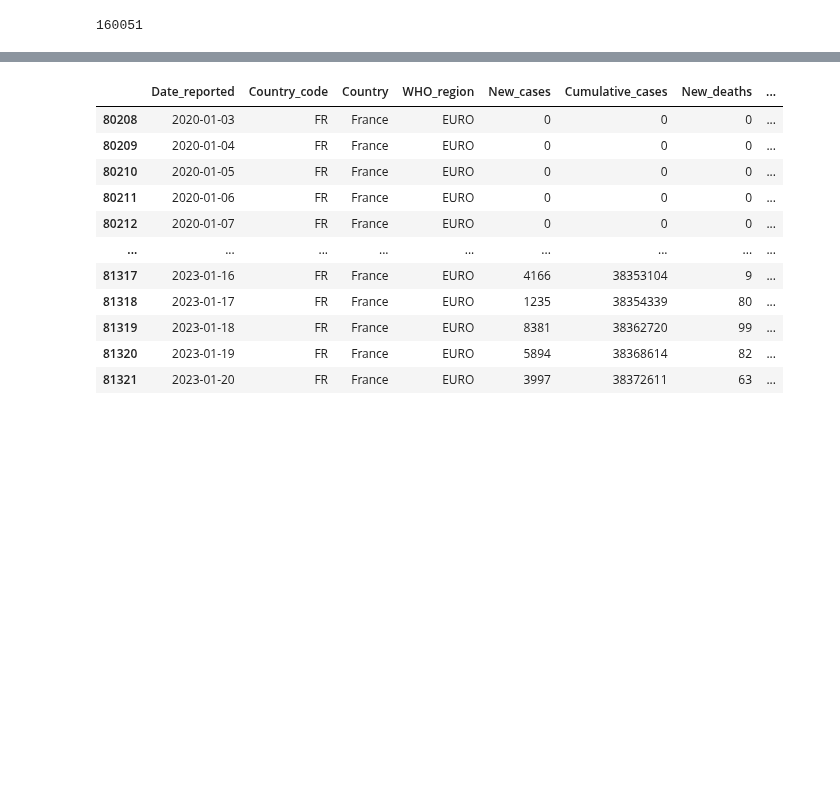
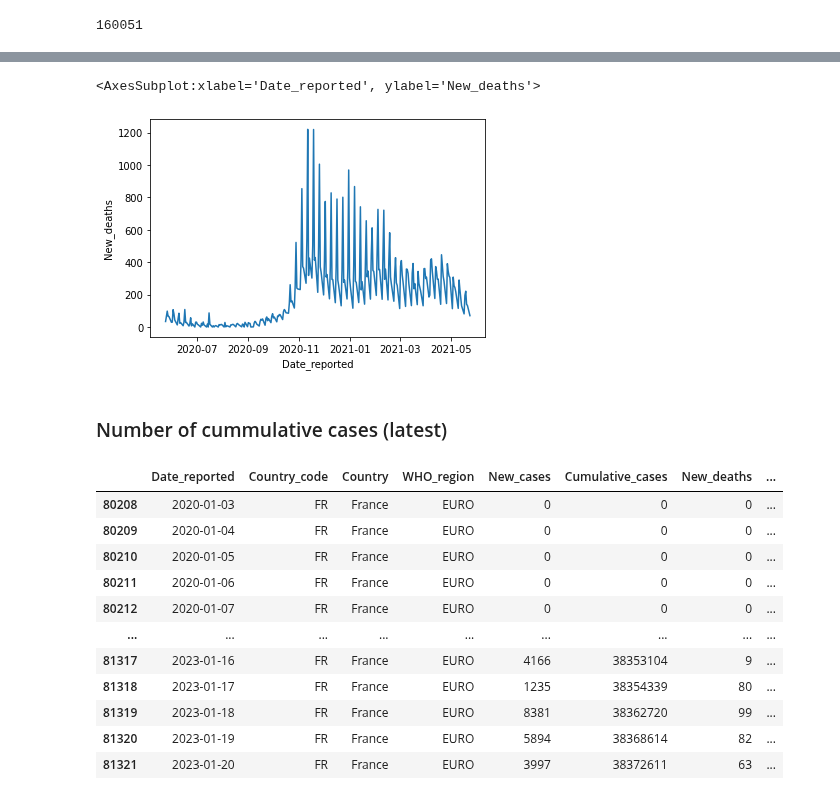
Before and after one commit to AmElmo/Covid_tracking_dashboard, a Jupyter notebook: data_collection.ipynb, the cells around one changed output, grey strips where cells are left out. Drawn from its saved outputs; the diff is of its cells as text; code cells hidden in the pictures; blank space fills up the shorter version.

```diff
--- a/data_collection.ipynb
+++ b/data_collection.ipynb
@@ -54,0 +144,8 @@ cumulative_deaths_latest
+# %%
+# Specific dates
+
+data_country = data[data["Country"] == "France"]
+evolution_new_deaths = data_country[["Date_reported", "New_deaths"]]
+evolution_new_deaths_filtered = evolution_new_deaths[(evolution_new_deaths['Date_reported'] >= '2020-05-24') & (evolution_new_deaths['Date_reported'] <= '2021-05-24')]
+evolution_new_deaths_filtered = evolution_new_deaths_filtered[evolution_new_deaths_filtered["Date_reported"].dt.dayofweek < 5]
+evolution_new_deaths_filtered
@@ -55,3 +166,10 @@ cumulative_deaths_latest
+# %%
+sns.lineplot(data=evolution_new_deaths_filtered, x="Date_reported", y="New_deaths")
+# %% [output]
+<AxesSubplot:xlabel='Date_reported', ylabel='New_deaths'>
+[figure, added]
+# %% [markdown]
+### Number of cummulative cases (latest)
 # %%
 data_country
 # %% [output]
```
Also changed, not shown: parts of 20 cells of this notebook.
